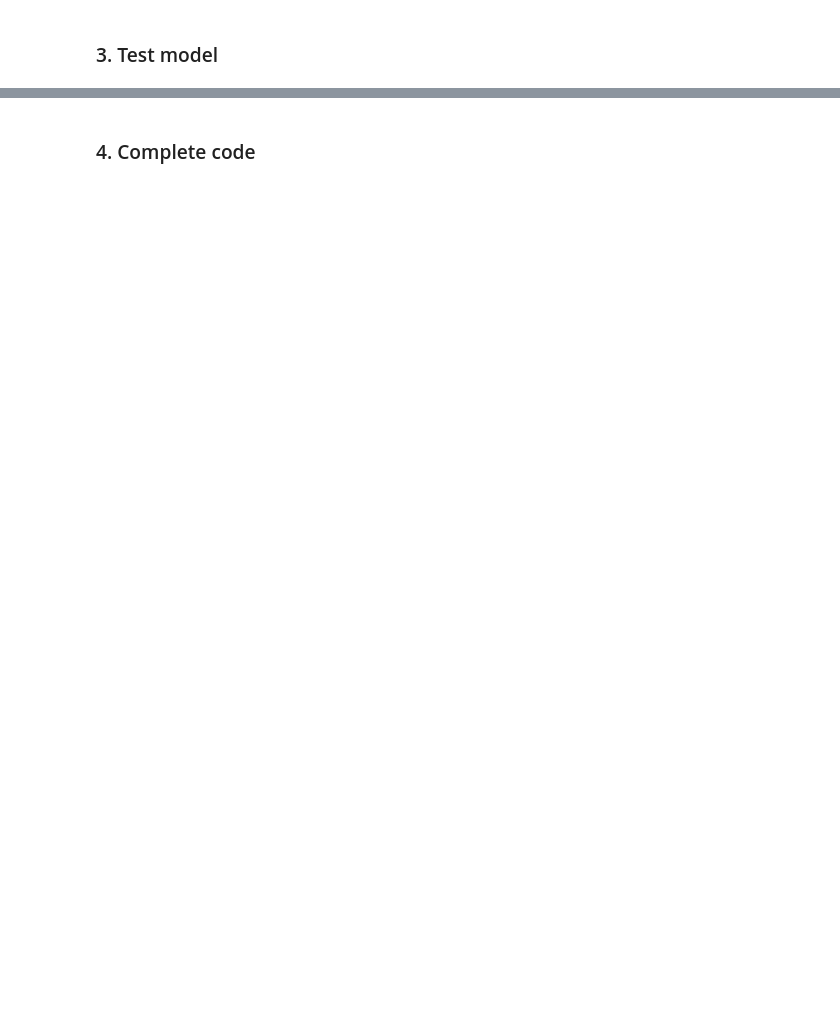
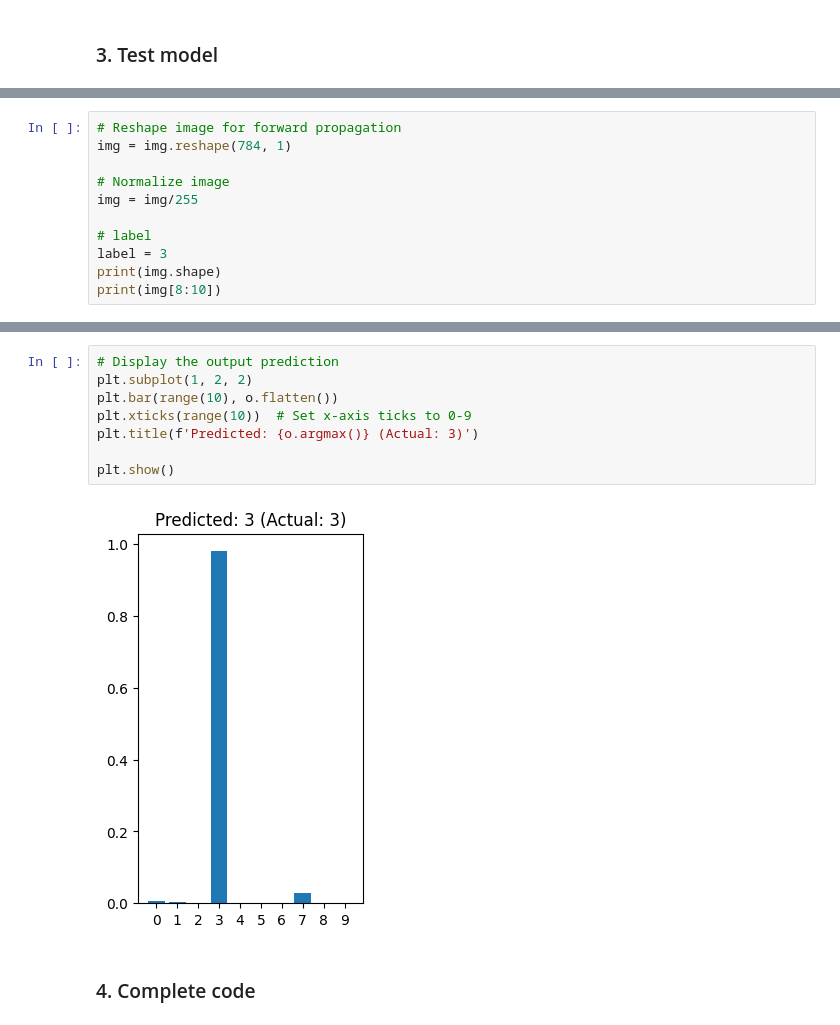
Before and after one commit to nguyenvanhuy0612/DL-1, a Jupyter notebook: MNIST-scratch/Mnist-from-scratch-numpy.ipynb, the cells around one changed output, grey strips where cells are left out. Cells and saved outputs as stored; diff of their text form; blank space fills up the shorter version.

```diff
--- a/MNIST-scratch/Mnist-from-scratch-numpy.ipynb
+++ b/MNIST-scratch/Mnist-from-scratch-numpy.ipynb
@@ -459,0 +494,11 @@ o = [[2.79713237e-03]
+# %%
+# Reshape image for forward propagation
+img = img.reshape(784, 1)
+
+# Normalize image
+img = img/255
+
+# label
+label = 3
+print(img.shape)
+print(img[8:10])
@@ -460,3 +530,13 @@ o = [[2.79713237e-03]
+# %%
+# Display the output prediction
+plt.subplot(1, 2, 2)
+plt.bar(range(10), o.flatten())
+plt.xticks(range(10))  # Set x-axis ticks to 0-9
+plt.title(f'Predicted: {o.argmax()} (Actual: 3)')
+
+plt.show()
+# %% [output]
+[figure, added]
 # %% [markdown]
 ### 4. Complete code
 # %%
```
Also changed, not shown: parts of 46 cells of this notebook, 8 other files.
